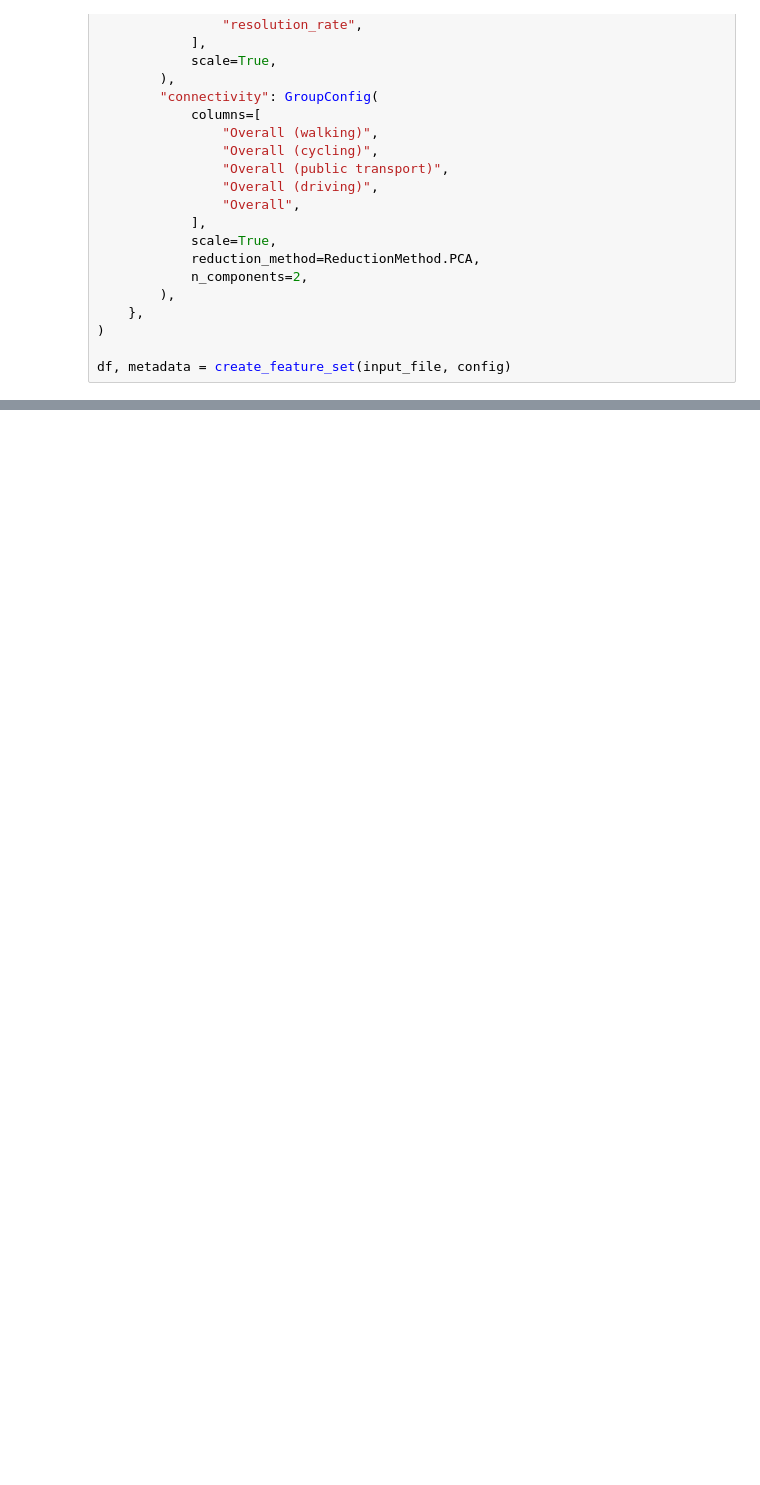
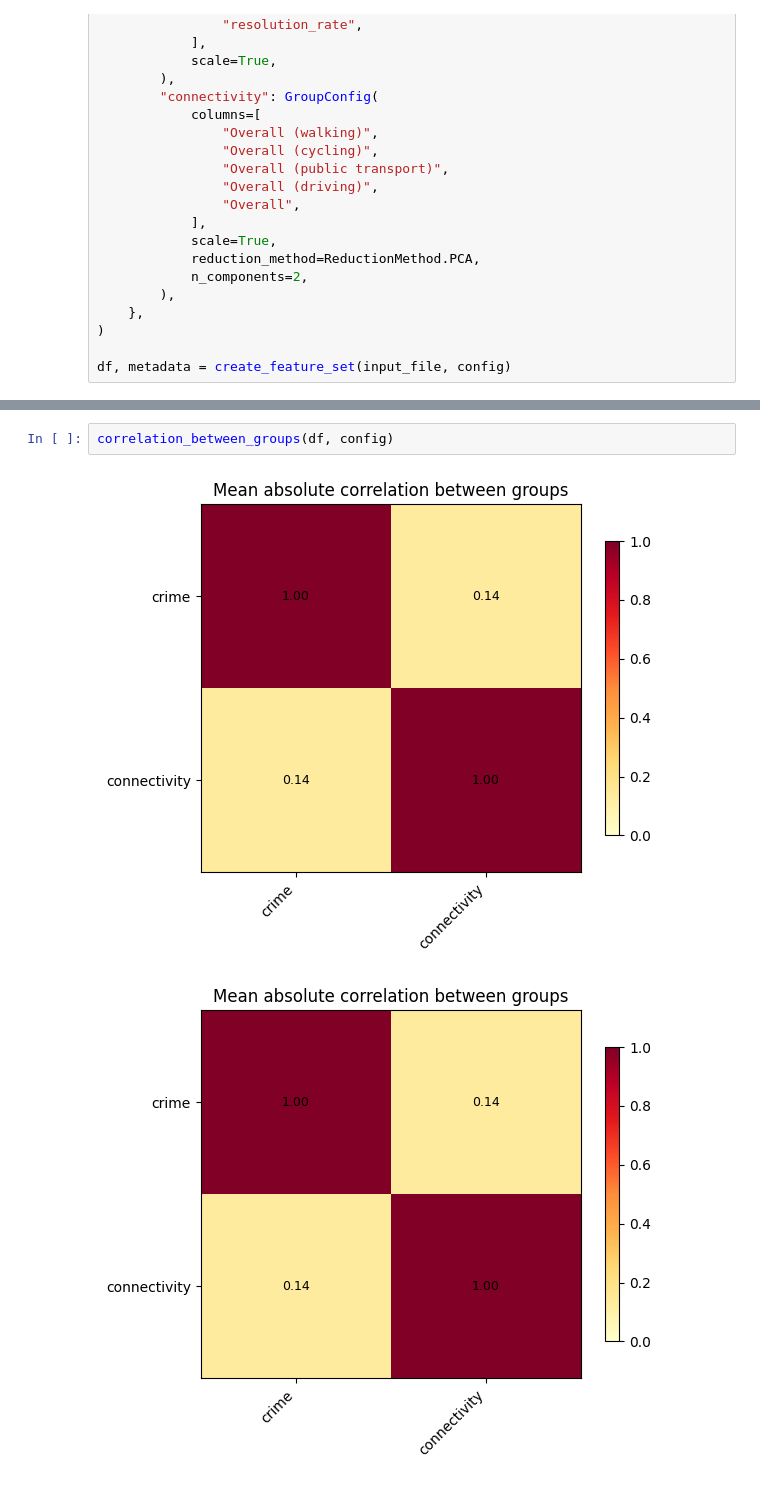
Before and after one commit to bristol-fused-indicators/imd_feature_engineering, a Jupyter notebook: notebooks/0_demo_create_and_inspect_featureset.ipynb, the cells around one changed output, grey strips where cells are left out. Drawn from its saved outputs; the diff is of its cells as text; blank space fills up the shorter version.

```diff
--- a/notebooks/0_demo_create_and_inspect_featureset.ipynb
+++ b/notebooks/0_demo_create_and_inspect_featureset.ipynb
@@ -50,0 +86,5 @@ df, metadata = create_feature_set(input_file, config)
+# %%
+correlation_between_groups(df, config)
+# %% [output]
+[figure, added]
+[figure, added]
```
Also changed, not shown: parts of 6 cells of this notebook, 11 other files.
